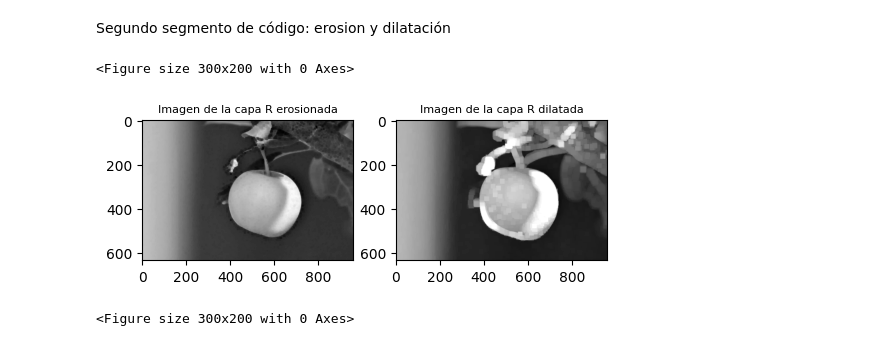
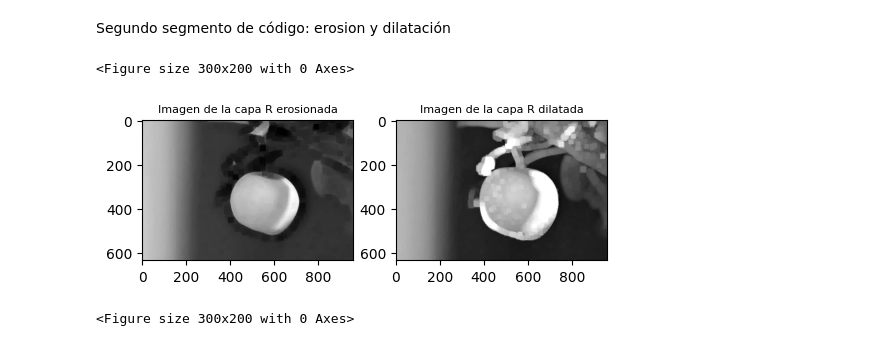
Before and after one commit to eduherrodp/IA, a Jupyter notebook: apple_exercise/apple.ipynb, the cells around one changed output. Drawn from its saved outputs; the diff is of its cells as text; code cells hidden in the pictures.

```diff
--- a/apple_exercise/apple.ipynb
+++ b/apple_exercise/apple.ipynb
@@ -57,26 +57,26 @@ plt.show()
 Segundo segmento de código: erosion y dilatación
 # %%
 # Colocamos un kernel (matriz de selección de expansión)
-kernel = np.ones((8,8), np.uint8)
+kernel = np.ones((25,25), np.uint8)
 
 # Erosionamos la imagen en la capa roja con el kernel definido a una iteración
 ImErosionR = cv2.erode(ImR, kernel, iterations=1)
 plt.figure(figsize=(3,2))
 
 # Dilatamos la imagen en la capa roja con el kernel definido a una iteracion
 kernel = np.ones((20,20), np.uint8)
 ImDilat = cv2.dilate(ImR, kernel, iterations=1)
 
 # Graficamos las imágenes
 fig, axs = plt.subplots(1,2, figsize=(6,3))
 axs[0].imshow(ImErosionR, cmap='gray')
 axs[0].set_title('Imagen de la capa R erosionada',fontsize=8)
 axs[1].imshow(ImDilat, cmap='gray')
 axs[1].set_title('Imagen de la capa R dilatada',fontsize=8)
 plt.show()
 # %% [output]
 <Figure size 300x200 with 0 Axes>
-[figure, old version]
+[figure, new version]
 # %%
 # Colocamos un kernel (matriz de selección de expansión)
 kernel = np.ones((1,1), np.uint8)
```
Also changed, not shown: parts of 3 cells of this notebook.
